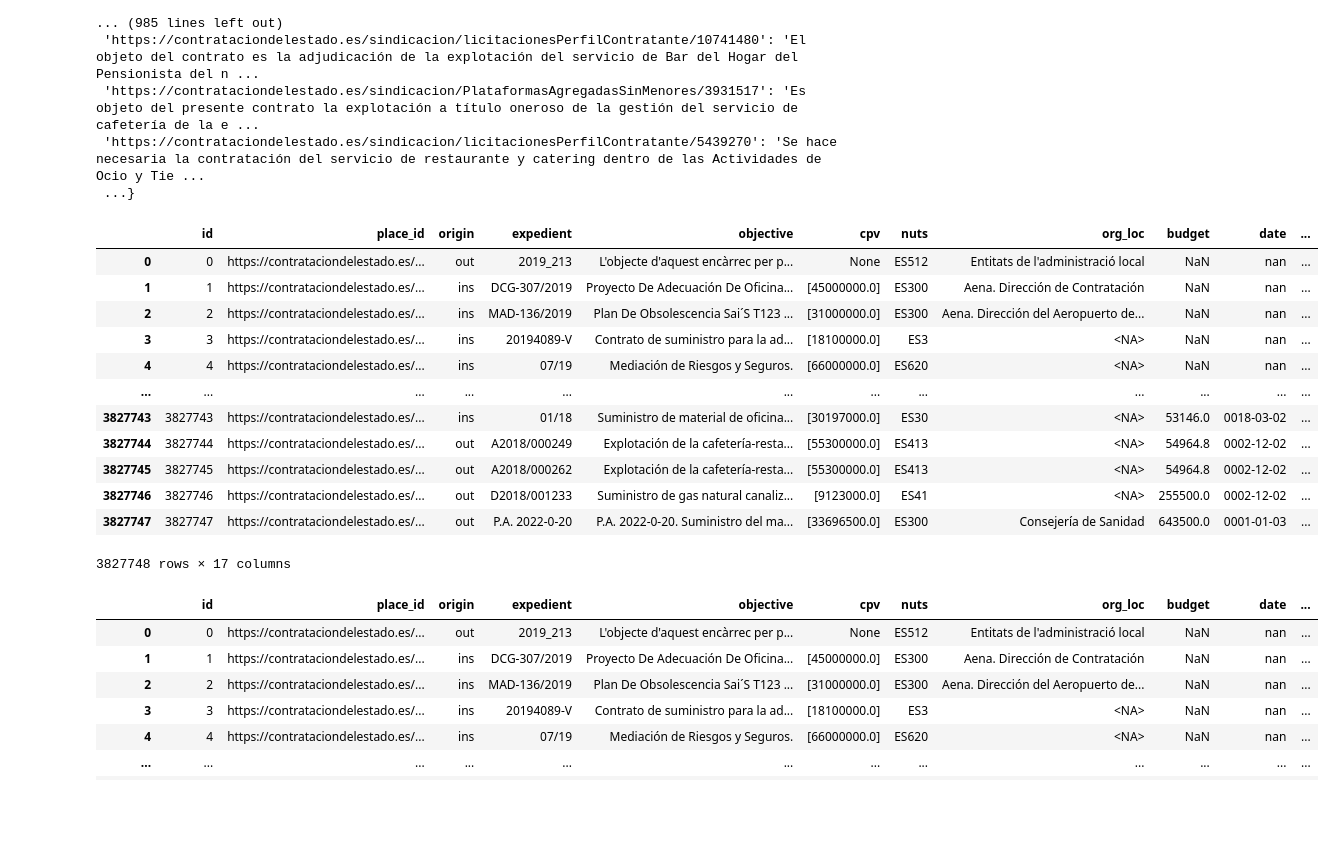
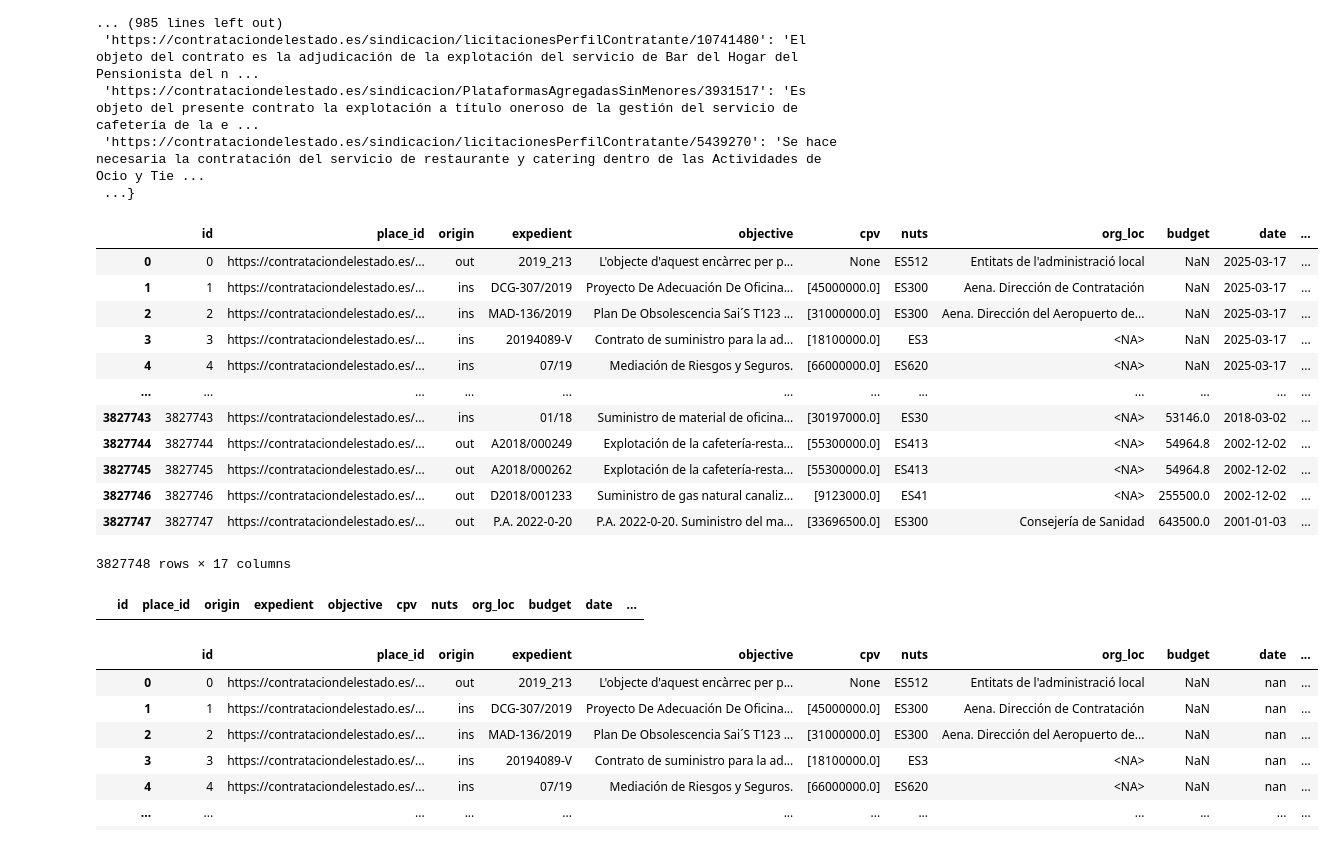
Before and after one commit to nextprocurement/NP-Backend-Dockers, a Jupyter notebook: aux_files/get_data_indexing_place.ipynb, the cells around one changed output. Drawn from its saved outputs; the diff is of its cells as text; code cells hidden in the pictures; blank space fills up the shorter version.

```diff
--- a/aux_files/get_data_indexing_place.ipynb
+++ b/aux_files/get_data_indexing_place.ipynb
@@ -150,24 +150,44 @@ df_index_lemmas["title"] = df_index_lemmas["place_id"].map(dict_transform)
 # set df_index_lemmas["title_origin"] to "augmented" if the title was substituted
 df_index_lemmas.loc[df_index_lemmas["title"].notnull(), "title_origin"] = "augmented"
 # %%
+# find rows where "date" is nan or "nan" and input the current date in the format "YYYY-MM-DD"
+import time
+df_index_lemmas['date'] = df_index_lemmas['date'].replace("nan", time.strftime("%Y-%m-%d"))
+# replace also date that do not follow a correct format. E.g., "0024-02-25" should be "2024-02-25", "0001-01-03" should be "2001-01-03"
+def fix_date_format(date):
+    parts = date.split("-")
+    year = int(parts[0])
+
+    # If the year is less than 100 (assuming incorrect formatting), fix it
+    if year < 100:
+        year += 2000  # Adjusting the year appropriately
+        return f"{year}-{parts[1]}-{parts[2]}"
+
+    return date
+
+# Apply the function to fix dates
+df_index_lemmas['date'] = df_index_lemmas['date'].apply(fix_date_format)
+
 df_index_lemmas
 # %% [output]
 |  | id | place_id | origin | expedient | objective | cpv | nuts | org_loc | budget | date | ... |
-| 0 | 0 | https://contrataciondelestado.es/... | out | 2019_213 | L'objecte d'aquest encàrrec per p... | None | ES512 | Entitats de l'administració local | NaN | nan | ... |
-| 1 | 1 | https://contrataciondelestado.es/... | ins | DCG-307/2019 | Proyecto De Adecuación De Oficina... | [45000000.0] | ES300 | Aena. Dirección de Contratación | NaN | nan | ... |
-| 2 | 2 | https://contrataciondelestado.es/... | ins | MAD-136/2019 | Plan De Obsolescencia Sai´S T123 ... | [31000000.0] | ES300 | Aena. Dirección del Aeropuerto de... | NaN | nan | ... |
-| 3 | 3 | https://contrataciondelestado.es/... | ins | 20194089-V | Contrato de suministro para la ad... | [18100000.0] | ES3 | <NA> | NaN | nan | ... |
-| 4 | 4 | https://contrataciondelestado.es/... | ins | 07/19 | Mediación de Riesgos y Seguros. | [66000000.0] | ES620 | <NA> | NaN | nan | ... |
+| 0 | 0 | https://contrataciondelestado.es/... | out | 2019_213 | L'objecte d'aquest encàrrec per p... | None | ES512 | Entitats de l'administració local | NaN | 2025-03-17 | ... |
+| 1 | 1 | https://contrataciondelestado.es/... | ins | DCG-307/2019 | Proyecto De Adecuación De Oficina... | [45000000.0] | ES300 | Aena. Dirección de Contratación | NaN | 2025-03-17 | ... |
+| 2 | 2 | https://contrataciondelestado.es/... | ins | MAD-136/2019 | Plan De Obsolescencia Sai´S T123 ... | [31000000.0] | ES300 | Aena. Dirección del Aeropuerto de... | NaN | 2025-03-17 | ... |
+| 3 | 3 | https://contrataciondelestado.es/... | ins | 20194089-V | Contrato de suministro para la ad... | [18100000.0] | ES3 | <NA> | NaN | 2025-03-17 | ... |
+| 4 | 4 | https://contrataciondelestado.es/... | ins | 07/19 | Mediación de Riesgos y Seguros. | [66000000.0] | ES620 | <NA> | NaN | 2025-03-17 | ... |
 | ... | ... | ... | ... | ... | ... | ... | ... | ... | ... | ... | ... |
-| 3827743 | 3827743 | https://contrataciondelestado.es/... | ins | 01/18 | Suministro de material de oficina... | [30197000.0] | ES30 | <NA> | 53146.0 | 0018-03-02 | ... |
-| 3827744 | 3827744 | https://contrataciondelestado.es/... | out | A2018/000249 | Explotación de la cafetería-resta... | [55300000.0] | ES413 | <NA> | 54964.8 | 0002-12-02 | ... |
-| 3827745 | 3827745 | https://contrataciondelestado.es/... | out | A2018/000262 | Explotación de la cafetería-resta... | [55300000.0] | ES413 | <NA> | 54964.8 | 0002-12-02 | ... |
-| 3827746 | 3827746 | https://contrataciondelestado.es/... | out | D2018/001233 | Suministro de gas natural canaliz... | [9123000.0] | ES41 | <NA> | 255500.0 | 0002-12-02 | ... |
-| 3827747 | 3827747 | https://contrataciondelestado.es/... | out | P.A. 2022-0-20 | P.A. 2022-0-20. Suministro del ma... | [33696500.0] | ES300 | Consejería de Sanidad | 643500.0 | 0001-01-03 | ... |
+| 3827743 | 3827743 | https://contrataciondelestado.es/... | ins | 01/18 | Suministro de material de oficina... | [30197000.0] | ES30 | <NA> | 53146.0 | 2018-03-02 | ... |
+| 3827744 | 3827744 | https://contrataciondelestado.es/... | out | A2018/000249 | Explotación de la cafetería-resta... | [55300000.0] | ES413 | <NA> | 54964.8 | 2002-12-02 | ... |
+| 3827745 | 3827745 | https://contrataciondelestado.es/... | out | A2018/000262 | Explotación de la cafetería-resta... | [55300000.0] | ES413 | <NA> | 54964.8 | 2002-12-02 | ... |
+| 3827746 | 3827746 | https://contrataciondelestado.es/... | out | D2018/001233 | Suministro de gas natural canaliz... | [9123000.0] | ES41 | <NA> | 255500.0 | 2002-12-02 | ... |
+| 3827747 | 3827747 | https://contrataciondelestado.es/... | out | P.A. 2022-0-20 | P.A. 2022-0-20. Suministro del ma... | [33696500.0] | ES300 | Consejería de Sanidad | 643500.0 | 2001-01-03 | ... |
 3827748 rows × 17 columns
 # %%
 df_index_lemmas["date"] = df_index_lemmas["date"].apply(lambda x: x if not x.endswith("'") else x[:-1])
 df_index_lemmas[df_index_lemmas['date'].str.endswith("'", na=False)]
+# %% [output]
+|  | id | place_id | origin | expedient | objective | cpv | nuts | org_loc | budget | date | ... |
 # %%
 df_index_lemmas.to_parquet("/export/usuarios_ml4ds/lbartolome/NextProcurement/NP-Backend-Dockers/data/source/place_all_embeddings_metadata.parquet")
 # %%
```
Also changed, not shown: parts of 1 cell of this notebook, 6 other files.
